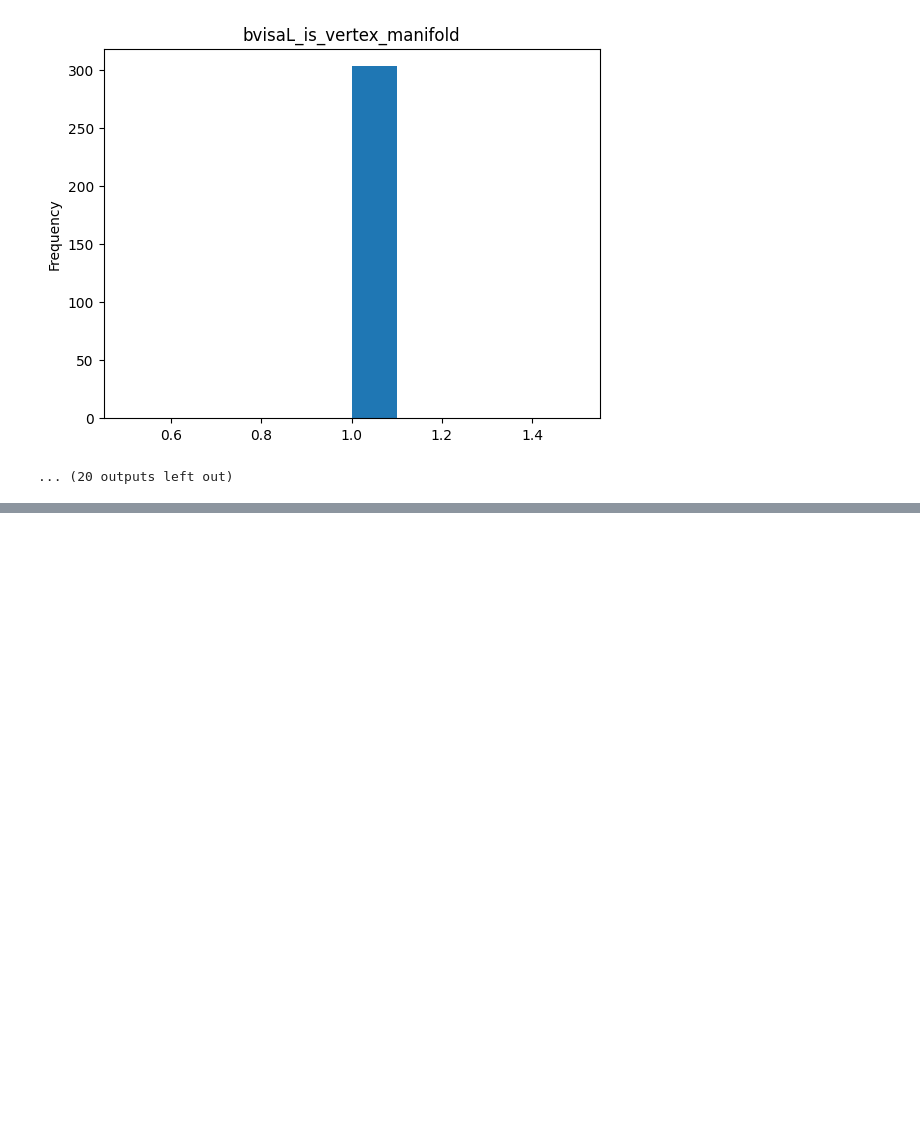
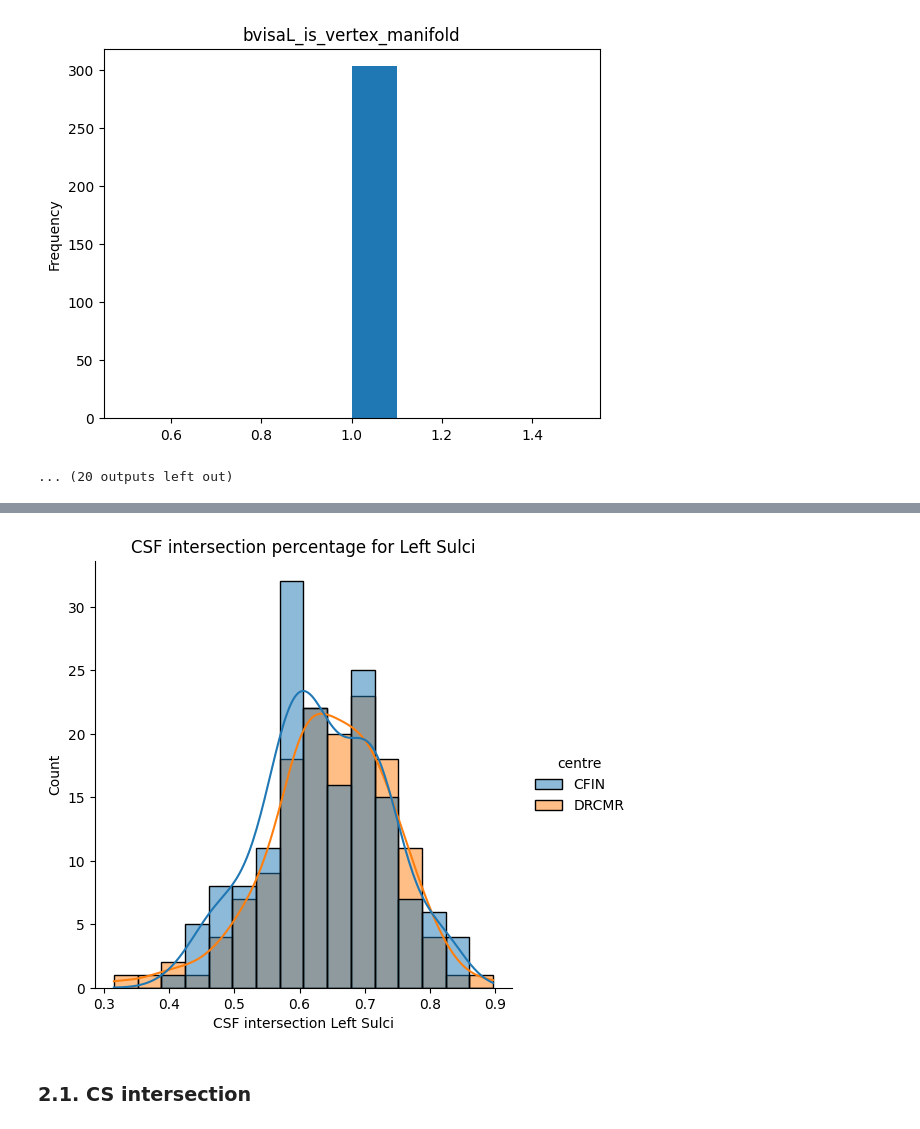
Before and after one commit to Vivikar/central-sulcus-analysis, a Jupyter notebook: notebooks/2_Dastaset_EDA.ipynb, the cells around one changed output, grey strips where cells are left out. Drawn from its saved outputs; the diff is of its cells as text; code cells hidden in the pictures; blank space fills up the shorter version.

```diff
--- a/notebooks/2_Dastaset_EDA.ipynb
+++ b/notebooks/2_Dastaset_EDA.ipynb
@@ -126,0 +265,8 @@ dtype: object
+# %%
+sns.displot(mesh_df, x='CSF intersection Left Sulci', hue='centre', kde=True, fill=True, common_norm=False)
+plt.title('CSF intersection percentage for Left Sulci')
+plt.show()
+# %% [output]
+[figure, added]
+# %% [markdown]
+### 2.1. CS intersection
```
Also changed, not shown: parts of 30 cells of this notebook, 1 other file.
